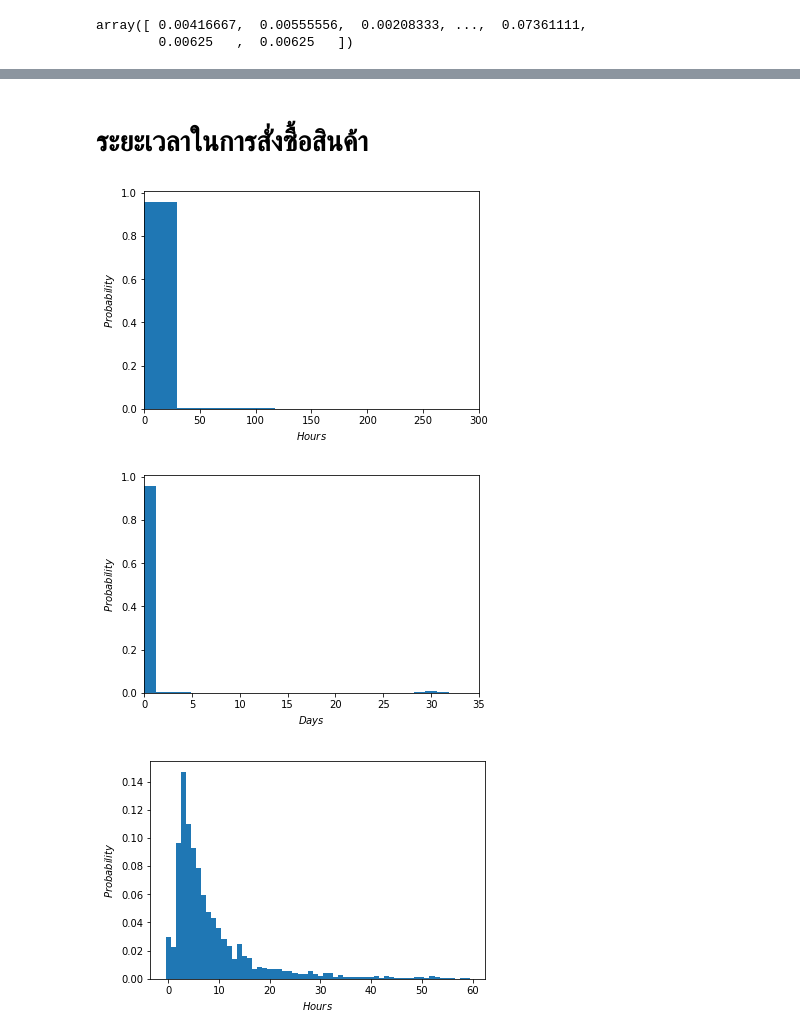
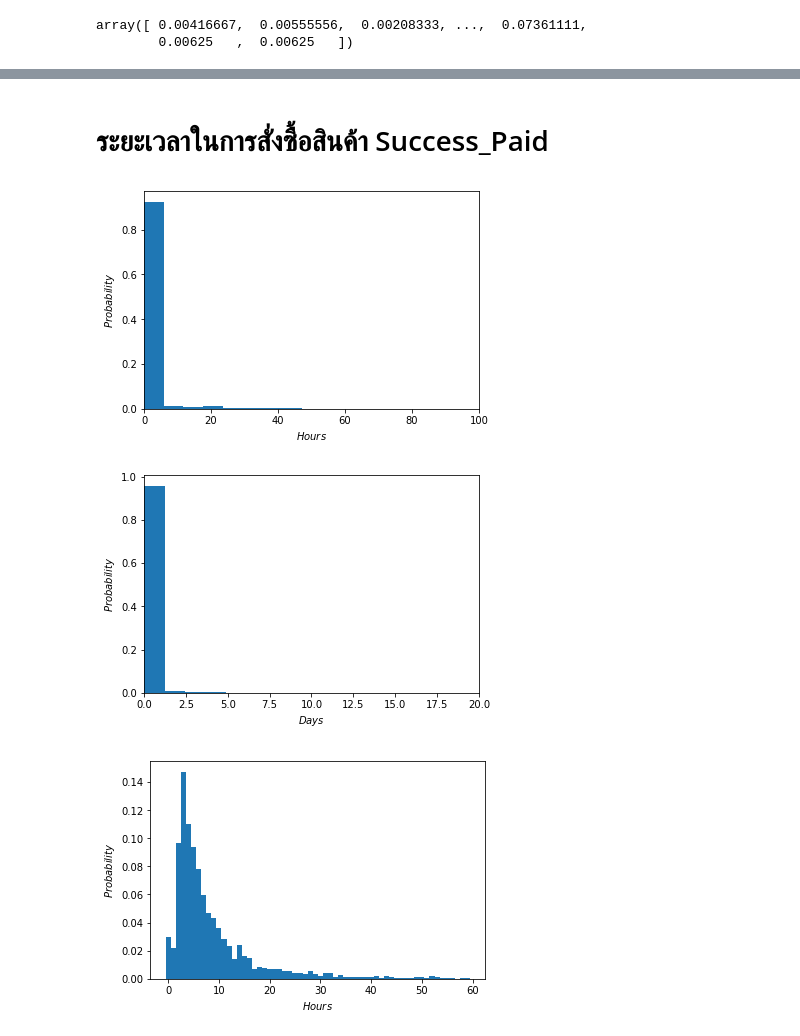
Before and after one commit to Kanbc/recommender-systems, a Jupyter notebook: explore/Order.ipynb, the cells around one changed output, grey strips where cells are left out. Saved outputs shown, nothing was run; the diff lists cells and outputs as text; code cells hidden in the pictures.

Commit message:
Order cleaned

```diff
--- a/explore/Order.ipynb
+++ b/explore/Order.ipynb
@@ -8,14 +8,15 @@ def read_csv(filename):
         reader = unicodecsv.DictReader(f)
         return list(reader)
 # %%
-order = pd.read_csv('../data_clean/order.csv')
+order = pd.read_csv('../data_clean/order_item_merge.csv')
 # %%
 import pandas as pd
 
 order = pd.DataFrame(order)
+order_success = order[order['STATUS'] == "PAID_SUCCESS"]
 
-order['CREATE_DATE'] = pd.to_datetime(order['CREATE_DATE'])
-order['UPDATE_DATE'] = pd.to_datetime(order['UPDATE_DATE'])
+order_success['CREATE_DATE'] = pd.to_datetime(order['CREATE_DATE'])
+order_success['UPDATE_DATE'] = pd.to_datetime(order['UPDATE_DATE'])
 
-order
+order_success
 # %% [output]
@@ -451,10 +436,10 @@ matplotlib.pyplot.show()
 # %% [output]
 [figure]
 # %%
-time_diff = (order['UPDATE_DATE']- order['CREATE_DATE']).astype('timedelta64[m]')
-time_diff
-df_time_diff=pd.DataFrame(time_diff, columns=['diff_time'])
-join_diff = pd.concat([order, df_time_diff], axis=1, join='inner')
-join_diff
+time_diff_success = (order_success['UPDATE_DATE']- order_success['CREATE_DATE']).astype('timedelta64[m]')
+time_diff_success
+df_time_diff_success=pd.DataFrame(time_diff_success, columns=['diff_time'])
+join_diff_success = pd.concat([order, df_time_diff_success], axis=1, join='inner')
+join_diff_success
 # %% [output]
 |  | ORDER_ID | CUSTOMER_ID | BPCODE | CREATE_DATE | UPDATE_DATE | STATUS | ORDER_ITEM_ID | MATNR | QUANTITY | ... |
@@ -525,7 +512,7 @@ Average time 1 day 12 hours 13 minutes
 # %% [markdown]
 # Plot probability by time
 # %%
-dt=join_diff['diff_time'].values
+dt=join_diff_success['diff_time'].values
 dt
 # %% [output]
 array([   6.,    8.,    3., ...,  106.,    9.,    9.])
@@ -579,18 +566,18 @@ array([ 0.0004211 ,  0.00056146,  0.00021055, ...,  0.00743936,
 # %% [markdown]
-# ระยะเวลาในการสั่งซื้อสินค้า
+# ระยะเวลาในการสั่งซื้อสินค้า Success_Paid
 # %%
 import numpy as np
 import matplotlib.pyplot as plt
 weights = np.ones_like(hdt)/float(len(hdt))
-plt.hist(hdt, weights=weights, bins = 200)
+plt.hist(hdt, weights=weights, bins = 1000)
 plt.xlabel('$Hours$')
 plt.ylabel('$Probability$')
 axes = plt.gca()
 #axes.set_ylim([0,0.4])
-axes.set_xlim([0,300])
+axes.set_xlim([0,100])
 plt.show()
 # %% [output]
-[figure, old version]
+[figure, new version]
 # %%
 import numpy as np
 import matplotlib.pyplot as plt
@@ -600,10 +587,10 @@ plt.xlabel('$Days$')
 plt.ylabel('$Probability$')
 axes = plt.gca()
 #axes.set_ylim([0,0.4])
-axes.set_xlim([0,35])
+axes.set_xlim([0,20])
 plt.show()
 # %% [output]
-[figure, old version]
+[figure, new version]
 # %%
 import numpy as np
 import matplotlib.pyplot as plt
```
Also changed, not shown: parts of 54 cells of this notebook, 1 other file.
